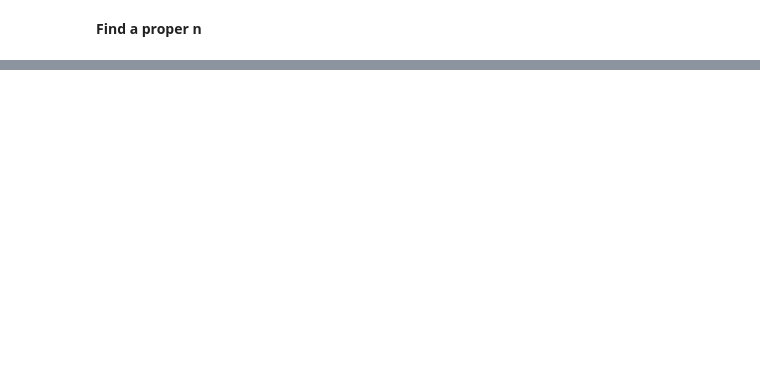
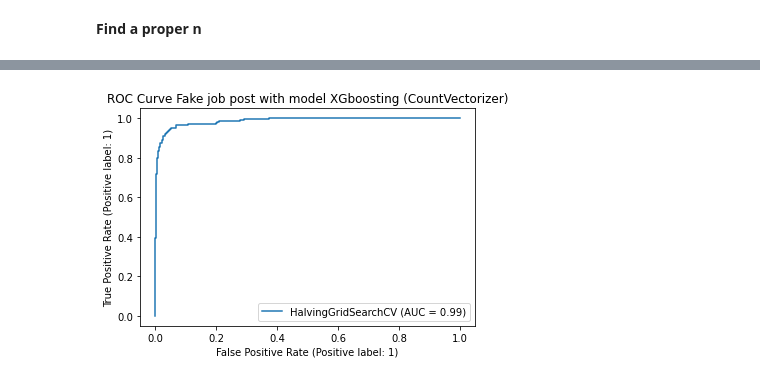
Before and after one commit to polly1110/Fake-Job-Detection, a Jupyter notebook: Modeling-v4.ipynb, the cells around one changed output, grey strips where cells are left out. Saved outputs shown, nothing was run; the diff lists cells and outputs as text; code cells hidden in the pictures; blank space fills up the shorter version.

```diff
--- a/Modeling-v4.ipynb
+++ b/Modeling-v4.ipynb
@@ -1355,0 +1427,6 @@ Fitting 5 folds for each of 6 candidates, totalling 30 fits
+# %%
+RocCurveDisplay.from_estimator(xg_count_fit,X_test_count, y_test)
+plt.title('ROC Curve Fake job post with model XGboosting (CountVectorizer)')
+plt.show()
+# %% [output]
+[figure, added]
```
Also changed, not shown: parts of 76 cells of this notebook.
